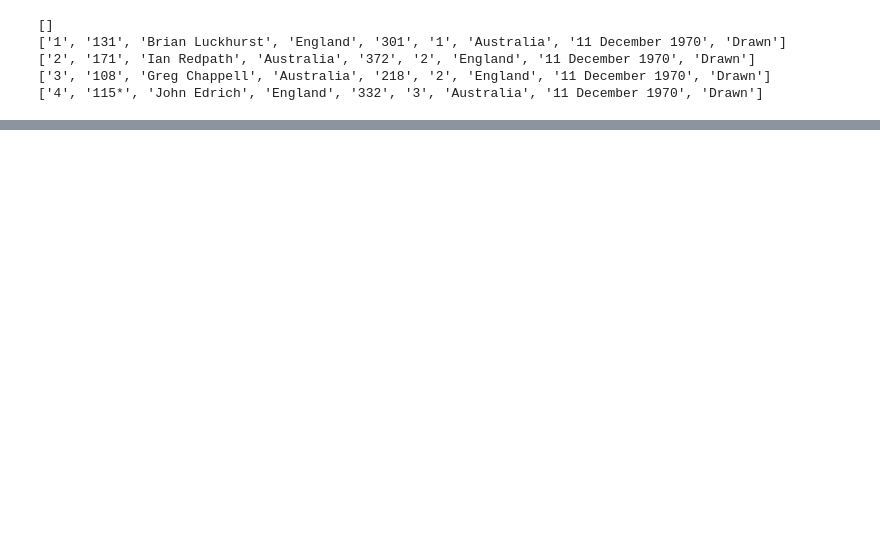
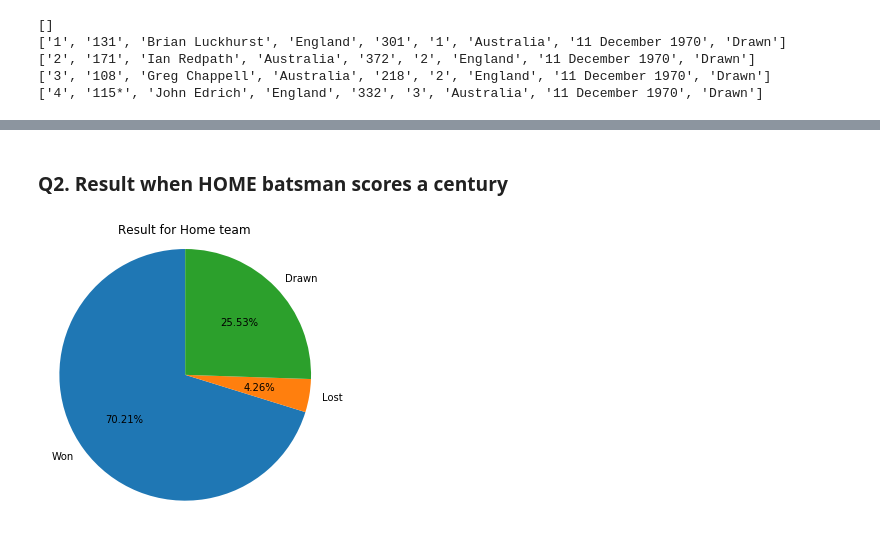
Before and after one commit to singhaniatanay/Web-Scrapping-Project-Python, a Jupyter notebook: WIKI-WEB-Scrapping .ipynb, the cells around one changed output, grey strips where cells are left out. Cells and saved outputs as stored; diff of their text form; code cells hidden in the pictures; blank space fills up the shorter version.

```diff
--- a/WIKI-WEB-Scrapping .ipynb
+++ b/WIKI-WEB-Scrapping .ipynb
@@ -46,0 +130,20 @@ for i in range(5):
+# %% [markdown]
+### Q2. Result when HOME batsman scores a century
+# %%
+plt.figure(figsize=(5,5)) #x,y
+df = data[['No.','Score','Team','Result']] #select only the specified columns
+total_centuries = len(df[df.Team=='Australia']) #find total centuries scored by Australia will give the result and with help of shape we counted total number of rows
+# print(total_centuries)
+matches_won = len(df[(df.Team=='Australia') & (df.Result=='Won')]) #find total matches of Australia which were won
+# print(matches_won)
+matches_lost = len(df[(df.Team=='Australia') & (df.Result=='Lost')]) #find total matches of Australia which were lost
+matches_drawn = len(df[(df.Team=='Australia') & (df.Result=='Drawn')]) #find total matches of Australia which were drawn
+sizes=[matches_won/total_centuries, matches_lost/total_centuries, matches_drawn/total_centuries] #find percentages of matches won, lost and drawn
+label=['Won', 'Lost', 'Drawn']
+plt.pie(sizes, labels=label, autopct='%.2f%%', startangle=90) #create a pie chart with percent labels on them
+plt.axis('equal') #make x and y axis equal
+# plt.tight_layout()
+plt.title('Result for Home team') #title for the pie chart
+plt.show()
+# %% [output]
+[figure, added]
```
Also changed, not shown: parts of 14 cells of this notebook.
